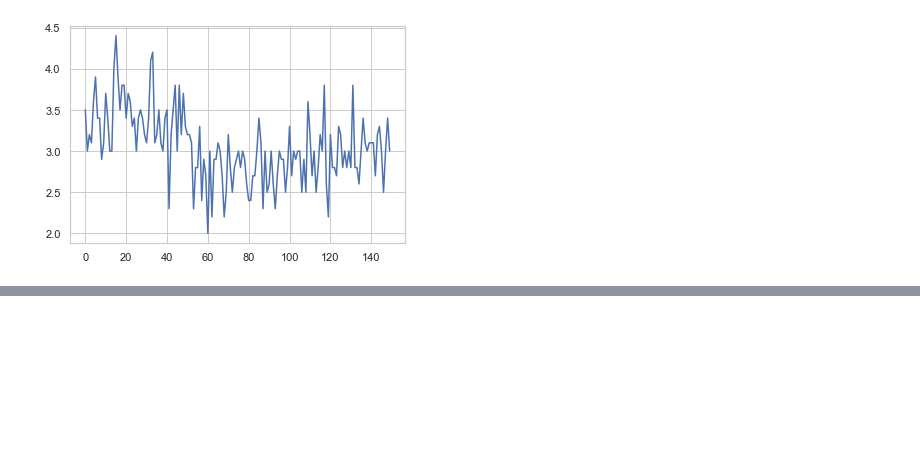
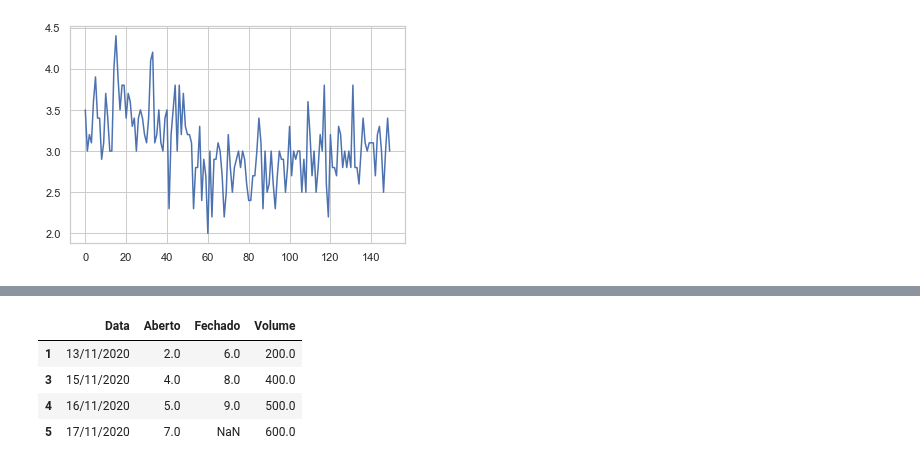
Before and after one commit to josenalde/datascience, a Jupyter notebook: notebooks/nb_aed_iris.ipynb, the cells around one changed output, grey strips where cells are left out. Drawn from its saved outputs; the diff is of its cells as text; code cells hidden in the pictures; blank space fills up the shorter version.

```diff
--- a/notebooks/nb_aed_iris.ipynb
+++ b/notebooks/nb_aed_iris.ipynb
@@ -146,6 +319,12 @@ df3.dropna(how='all')
 # %%
-df3.dropna(subset=["Aberto", "Volume"])
+df3.dropna(subset=["Aberto", "Volume"], inplace=True)
 # %%
 # ao fim df3.dropna(inplace=True) para concluir as alterações
-df3.dropna(inplace=True)
+#df3.dropna(inplace=True)
 df3
+# %% [output]
+|  | Data | Aberto | Fechado | Volume |
+| 1 | 13/11/2020 | 2.0 | 6.0 | 200.0 |
+| 3 | 15/11/2020 | 4.0 | 8.0 | 400.0 |
+| 4 | 16/11/2020 | 5.0 | 9.0 | 500.0 |
+| 5 | 17/11/2020 | 7.0 | NaN | 600.0 |
```
Also changed, not shown: parts of 30 cells of this notebook.
